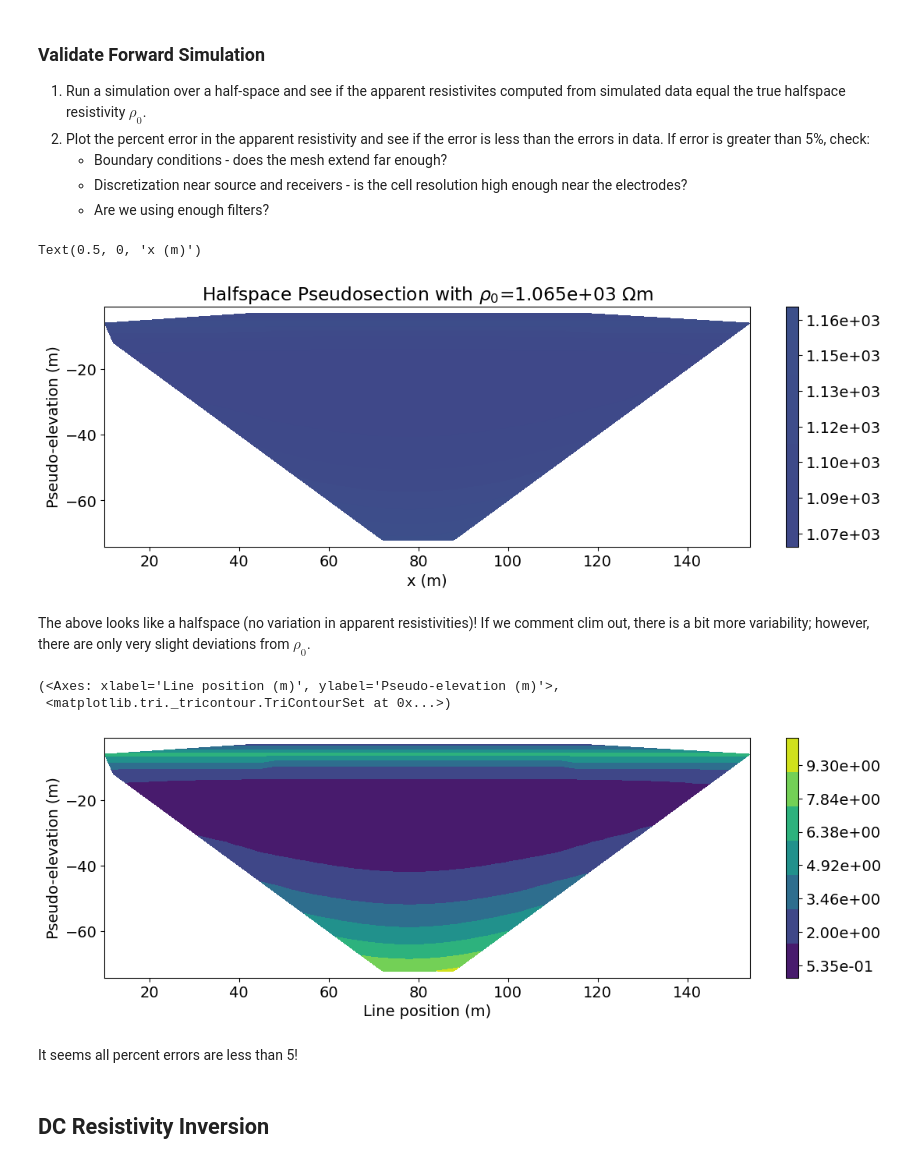
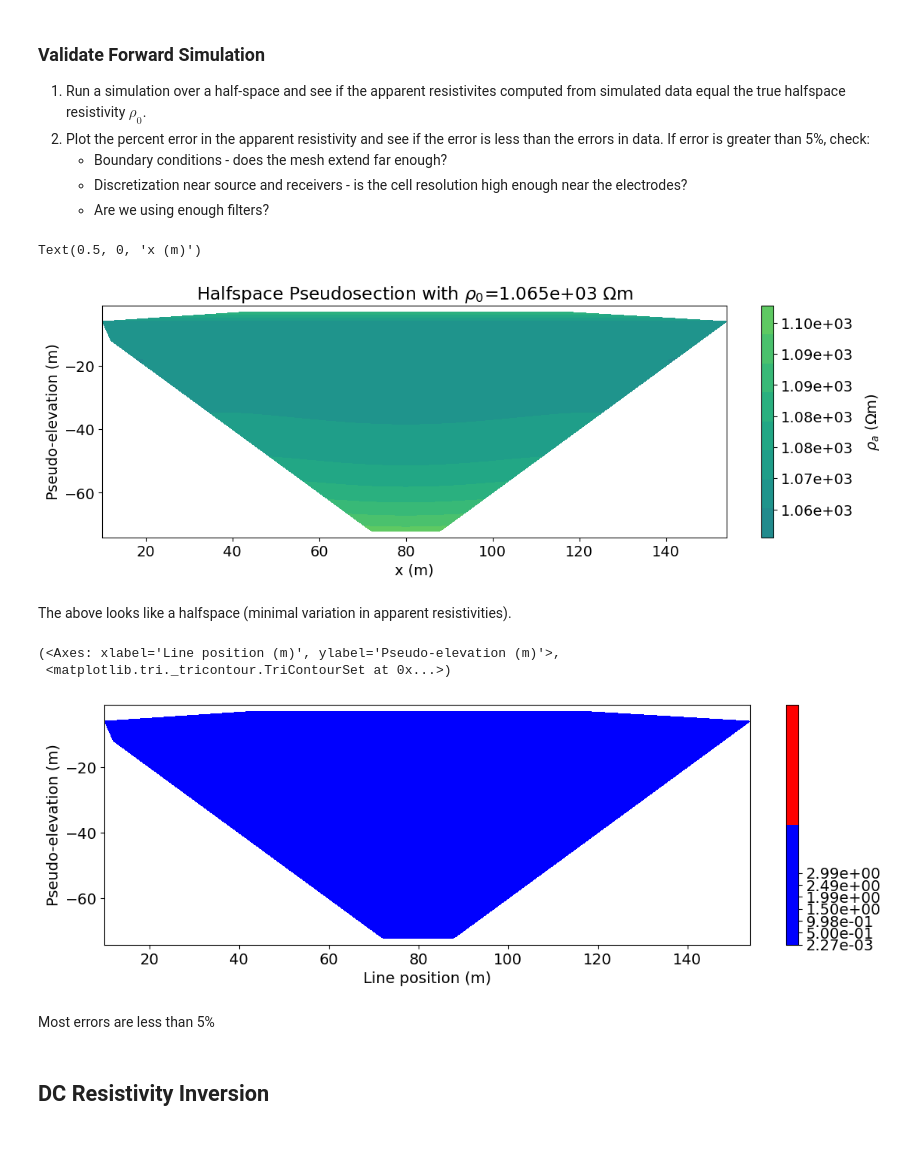
Before and after one commit to krista2732/eosc-454-project-2026, a Jupyter notebook: Inversion.ipynb, the cells around one changed output. Saved outputs shown, nothing was run; the diff lists cells and outputs as text; code cells hidden in the pictures.

```diff
--- a/Inversion.ipynb
+++ b/Inversion.ipynb
@@ -222,8 +218,7 @@ resist_data = dc_data_dict["resistivity_data"]
 
 dc_data = Data(
     survey=survey,
-    dobs=np.hstack(resist_data),
-    standard_deviation=np.hstack(dc_data_dict["standard_deviations"])
+    dobs=np.hstack(resist_data)
 )
 # %% [markdown]
 ### Create a Pseudosection
@@ -280,2 +280,4 @@ np.float64(1065.1676672702315)
+# %%
+dc_data.standard_deviation = 1e-6 + 0.06 * np.abs(dc_data.dobs)
 # %% [markdown]
 ### Designing a Mesh
@@ -369,7 +365,7 @@ simulation_dc = dc.Simulation2DNodal(
     mesh,
     rhoMap=mapping,
     solver=Solver,
-    survey=survey,
+    survey=dc_data.survey,
     bc_type="Neumann",
     storeJ=True, # runs faster --> can use for smaller models
 
@@ -394,17 +390,21 @@ Wall time: 7.15 μs
 # run the forward simulation over the half-space & plot apparent resistivities
 num_mesh_cells = mesh.nC
 halfspace_model = np.ones(num_mesh_cells) * np.log(rho0) # defines model for log-resistivity space
-halfspace_data = simulation_dc.make_synthetic_data(halfspace_model) # gives data that would be measured if earth had model "halfspace_model"
+synthetic_data = simulation_dc.make_synthetic_data(halfspace_model) # gives data that would be measured if earth had model "halfspace_model"
 # %%
 # plot halfspace psuedosection
 fig, ax = plt.subplots(1, 1, figsize=(12, 4))
 
-clim = np.r_[apparent_resistivity.min(), apparent_resistivity.max()]
+# clim = np.r_[apparent_resistivity.min(), apparent_resistivity.max()]
+min_rho = rho0 - 0.06 * rho0
+max_rho = rho0 + 0.06 * rho0
+clim = np.r_[min_rho, max_rho]
 plot_pseudosection(
-    halfspace_data,
+    synthetic_data,
     data_type="apparent resistivity",
     clim=clim,
     plot_type="contourf",
+    cbar_label=r'$\rho_a$ (Ωm)',
     ax=ax,
 )
 
@@ -412,30 +412,36 @@ ax.set_title(rf"Halfspace Pseudosection with $\rho_0$={rho0:.3e} $\Omega$m")
 ax.set_xlabel("x (m)")
 # %% [output]
 Text(0.5, 0, 'x (m)')
-[figure, old version]
+[figure, new version]
 # %% [markdown]
-The above looks like a halfspace (no variation in apparent resistivities)! If we comment clim out, there is a bit more variability; however, there are only very slight deviations from $\rho_0$.
+The above looks like a halfspace (minimal variation in apparent resistivities).
 # %%
 # Plot percent error
-app_resistivity_halfspace_model = apparent_resistivity_from_voltage(halfspace_data.survey, halfspace_data.dobs)
+app_resistivity_halfspace_model = apparent_resistivity_from_voltage(synthetic_data.survey, synthetic_data.dobs)
 percent_error = (app_resistivity_halfspace_model - rho0) / rho0 * 100
 abs_error = np.abs(percent_error)
+
+# define 2 colours for plot: less than 5% and greater than 5%
+contourf_opts={"levels": [0, 5, 50],
+               "colors": ["blue", "red"]
+                }
 
 fig, ax = plt.subplots(1, 1, figsize=(12, 4))
 
 plot_pseudosection(
-    data=halfspace_data.survey,
+    data=synthetic_data.survey,
     dobs=abs_error,
     data_type="apparent_resistivity",
     plot_type="contourf",
+    contourf_opts=contourf_opts,
     ax=ax
 )
 # %% [output]
 (<Axes: xlabel='Line position (m)', ylabel='Pseudo-elevation (m)'>,
  <matplotlib.tri._tricontour.TriContourSet at 0x...>)
-[figure, old version]
+[figure, new version]
 # %% [markdown]
-It seems all percent errors are less than 5!
+Most errors are less than 5%
 # %% [markdown]
 ## DC Resistivity Inversion
 # %% [markdown]
```
Also changed, not shown: parts of 22 cells of this notebook, 2 other files.
